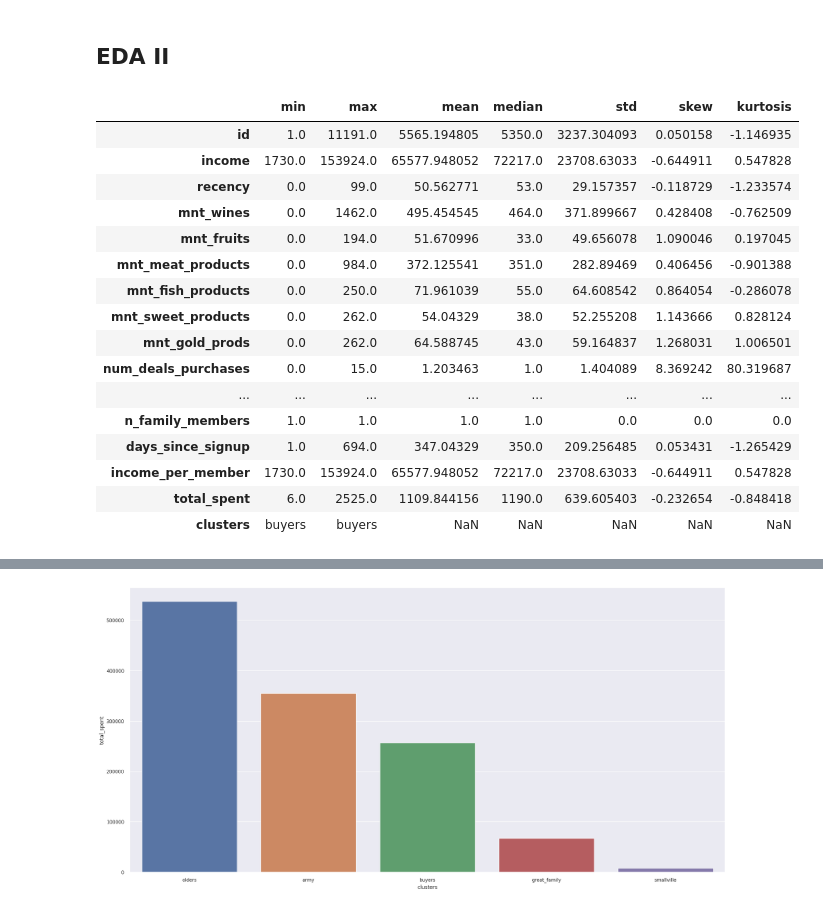
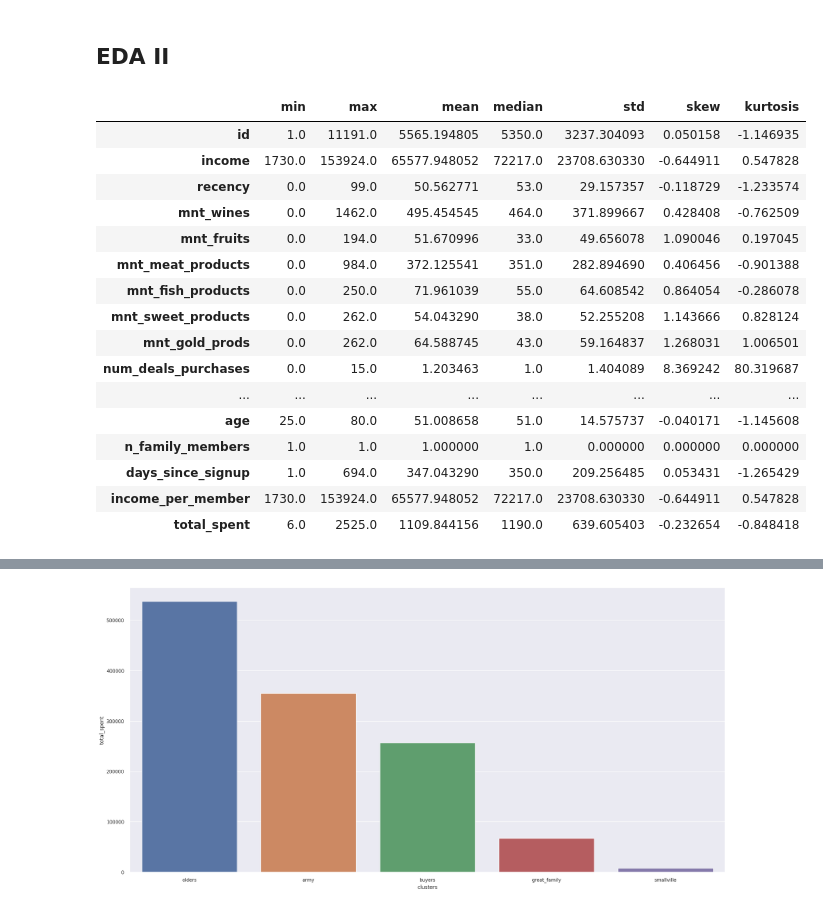
Before and after one commit to lavinomenezes/ifood_data_analyst_challenge, a Jupyter notebook: notebooks/ifood_lm_v10_segmentation_embedding_space.ipynb, the cells around one changed output, grey strips where cells are left out. Saved outputs shown, nothing was run; the diff lists cells and outputs as text; code cells hidden in the pictures.

```diff
--- a/notebooks/ifood_lm_v10_segmentation_embedding_space.ipynb
+++ b/notebooks/ifood_lm_v10_segmentation_embedding_space.ipynb
@@ -657,24 +560,24 @@ df11['clusters'] = df11['clusters'].map(names)
 ## EDA II
 # %%
 # divisão dos dados em dois dataframes, um categórico e outro numérico
-df11[df11['clusters']=='buyers'].agg(['min','max','mean','median','std','skew','kurtosis']).T
+df11[df11['clusters']=='buyers'].drop(columns="clusters").agg(['min','max','mean','median','std','skew','kurtosis']).T
 # %% [output]
 |  | min | max | mean | median | std | skew | kurtosis |
 | id | 1.0 | 11191.0 | 5565.194805 | 5350.0 | 3237.304093 | 0.050158 | -1.146935 |
-| income | 1730.0 | 153924.0 | 65577.948052 | 72217.0 | 23708.63033 | -0.644911 | 0.547828 |
+| income | 1730.0 | 153924.0 | 65577.948052 | 72217.0 | 23708.630330 | -0.644911 | 0.547828 |
 | recency | 0.0 | 99.0 | 50.562771 | 53.0 | 29.157357 | -0.118729 | -1.233574 |
 | mnt_wines | 0.0 | 1462.0 | 495.454545 | 464.0 | 371.899667 | 0.428408 | -0.762509 |
 | mnt_fruits | 0.0 | 194.0 | 51.670996 | 33.0 | 49.656078 | 1.090046 | 0.197045 |
-| mnt_meat_products | 0.0 | 984.0 | 372.125541 | 351.0 | 282.89469 | 0.406456 | -0.901388 |
+| mnt_meat_products | 0.0 | 984.0 | 372.125541 | 351.0 | 282.894690 | 0.406456 | -0.901388 |
 | mnt_fish_products | 0.0 | 250.0 | 71.961039 | 55.0 | 64.608542 | 0.864054 | -0.286078 |
-| mnt_sweet_products | 0.0 | 262.0 | 54.04329 | 38.0 | 52.255208 | 1.143666 | 0.828124 |
+| mnt_sweet_products | 0.0 | 262.0 | 54.043290 | 38.0 | 52.255208 | 1.143666 | 0.828124 |
 | mnt_gold_prods | 0.0 | 262.0 | 64.588745 | 43.0 | 59.164837 | 1.268031 | 1.006501 |
 | num_deals_purchases | 0.0 | 15.0 | 1.203463 | 1.0 | 1.404089 | 8.369242 | 80.319687 |
 | ... | ... | ... | ... | ... | ... | ... | ... |
-| n_family_members | 1.0 | 1.0 | 1.0 | 1.0 | 0.0 | 0.0 | 0.0 |
-| days_since_signup | 1.0 | 694.0 | 347.04329 | 350.0 | 209.256485 | 0.053431 | -1.265429 |
-| income_per_member | 1730.0 | 153924.0 | 65577.948052 | 72217.0 | 23708.63033 | -0.644911 | 0.547828 |
+| age | 25.0 | 80.0 | 51.008658 | 51.0 | 14.575737 | -0.040171 | -1.145608 |
+| n_family_members | 1.0 | 1.0 | 1.000000 | 1.0 | 0.000000 | 0.000000 | 0.000000 |
+| days_since_signup | 1.0 | 694.0 | 347.043290 | 350.0 | 209.256485 | 0.053431 | -1.265429 |
+| income_per_member | 1730.0 | 153924.0 | 65577.948052 | 72217.0 | 23708.630330 | -0.644911 | 0.547828 |
 | total_spent | 6.0 | 2525.0 | 1109.844156 | 1190.0 | 639.605403 | -0.232654 | -0.848418 |
-| clusters | buyers | buyers | NaN | NaN | NaN | NaN | NaN |
 # %%
 # divisão dos dados em dois dataframes, um categórico e outro numérico
```
Also changed, not shown: parts of 20 cells of this notebook, 1 other file.
